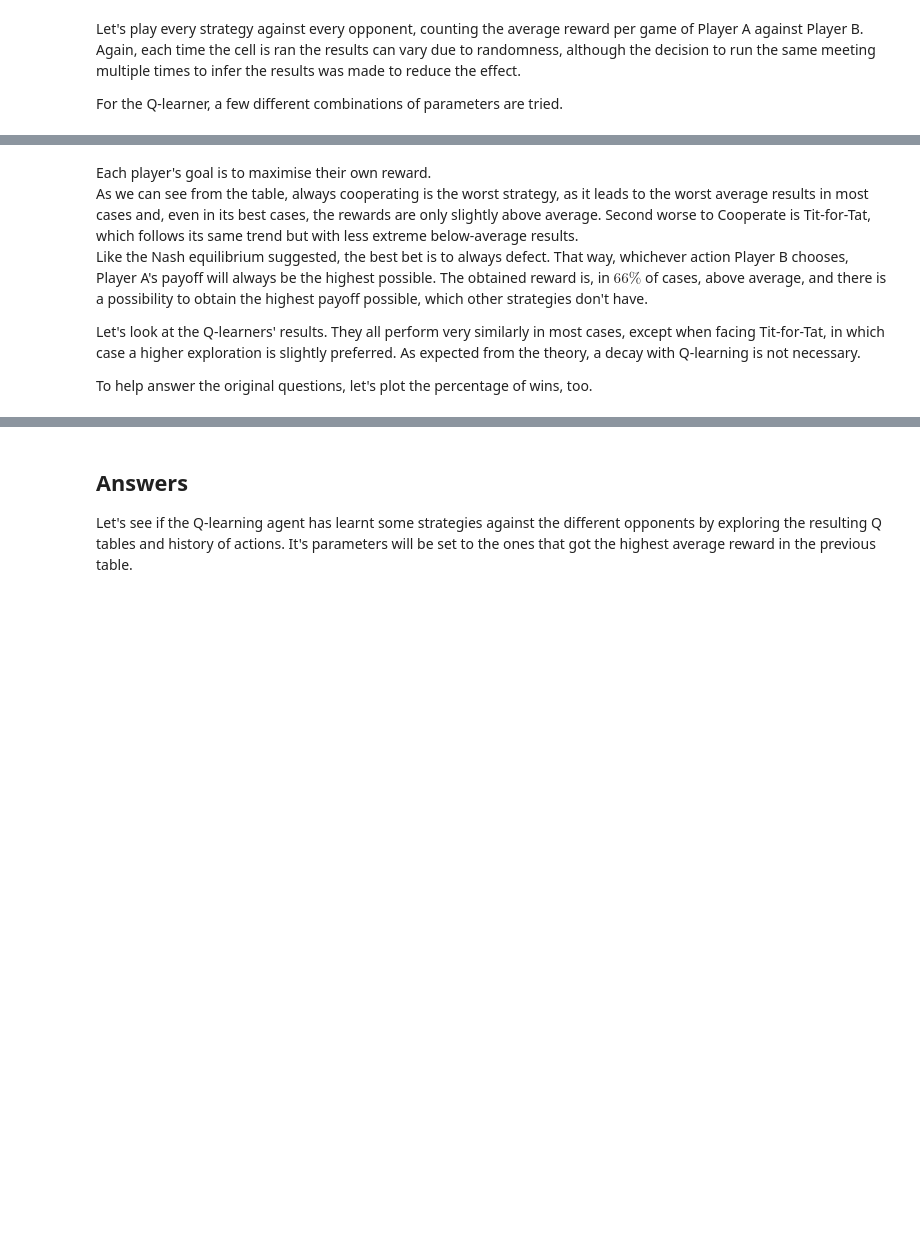
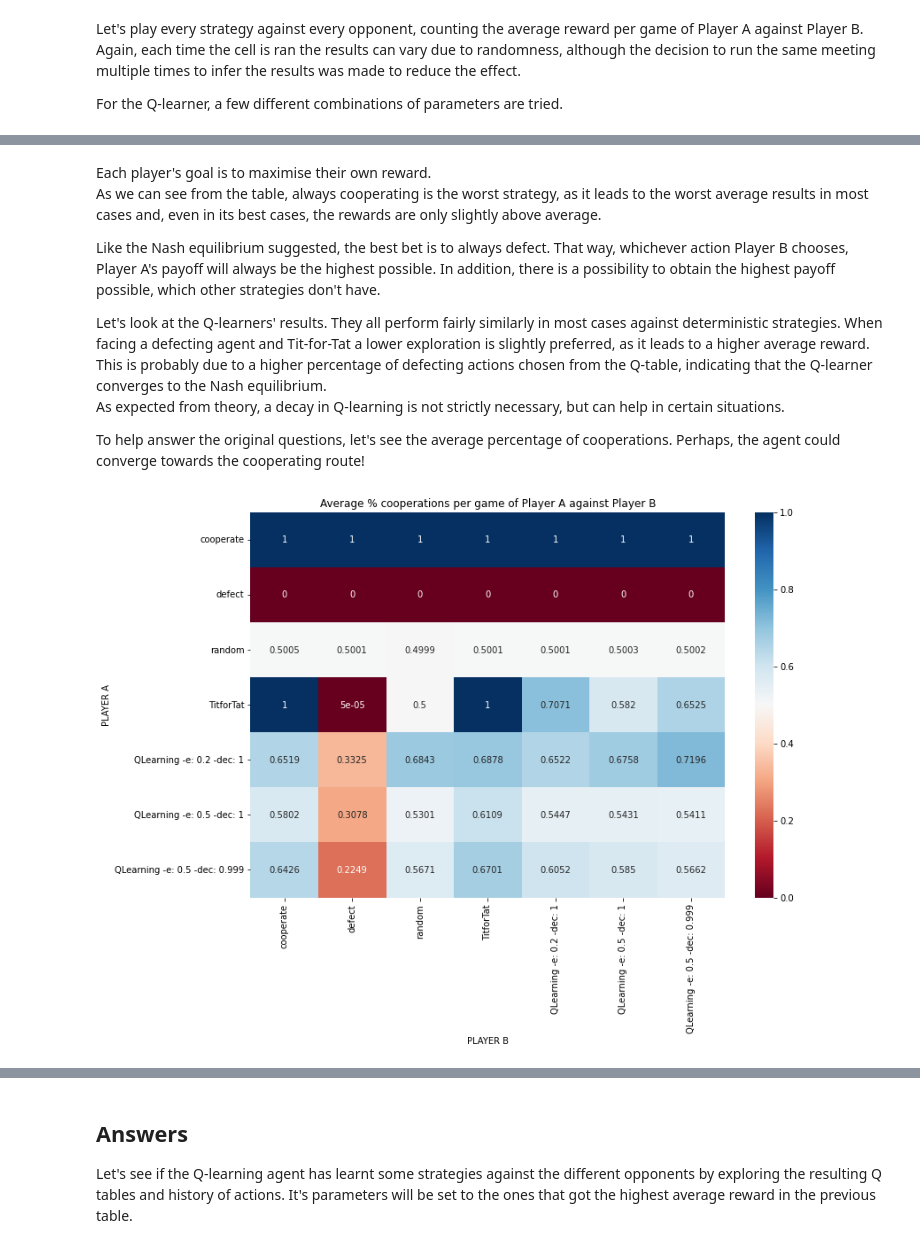
Before and after one commit to ireneferfo/RL_exam, a Jupyter notebook: Prisoners_dilemma.ipynb, the cells around one changed output, grey strips where cells are left out. Saved outputs shown, nothing was run; the diff lists cells and outputs as text; code cells hidden in the pictures; blank space fills up the shorter version.

```diff
--- a/Prisoners_dilemma.ipynb
+++ b/Prisoners_dilemma.ipynb
@@ -203,9 +211,18 @@ s.set(xlabel='PLAYER B', ylabel='PLAYER A', title=f'Average reward per game of P
 # %% [markdown]
 Each player's goal is to maximise their own reward.
 As we can see from the table, always cooperating is the worst strategy, as it leads to the worst average results in most cases and, even in its best cases, the rewards are  only slightly above average.
-Second worse to Cooperate is Tit-for-Tat, which follows its same trend but with less extreme below-average results.
-Like the Nash equilibrium suggested, the best bet is to always defect. That way, whichever action Player B chooses, Player A's payoff will always be the highest possible. The obtained reward is, in $66\%$ of cases, above average, and there is a possibility to obtain the highest payoff possible, which other strategies don't have.
 
-Let's look at the Q-learners' results. They all perform very similarly in most cases, except when facing Tit-for-Tat, in which case a higher exploration is slightly preferred. As expected from the theory, a decay with Q-learning is not necessary.
+Like the Nash equilibrium suggested, the best bet is to always defect. That way, whichever action Player B chooses, Player A's payoff will always be the highest possible. In addition, there is a possibility to obtain the highest payoff possible, which other strategies don't have.
 
-To help answer the original questions, let's plot the percentage of wins, too.
+Let's look at the Q-learners' results. They all perform fairly similarly in most cases against deterministic strategies. When facing a defecting agent and Tit-for-Tat a lower exploration is slightly preferred, as it leads to a higher average reward. This is probably due to a higher percentage of defecting actions chosen from the Q-table, indicating that the Q-learner converges to the Nash equilibrium.
+As expected from theory, a decay in Q-learning is not strictly necessary, but can help in certain situations.
+
+To help answer the original questions, let's see the average percentage of cooperations. Perhaps, the agent could converge towards the cooperating route!
+# %%
+df = pd.DataFrame(coops_table, index = [s.name for s in strategies], columns = [s.name for s in strategies])
+
+plt.figure(figsize = (12,8))
+s = sn.heatmap(df, annot=True, cmap = 'RdBu', fmt = '.4g')
+s.set(xlabel='PLAYER B', ylabel='PLAYER A', title=f'Average % cooperations per game of Player A against Player B');
+# %% [output]
+[figure, added]
```
Also changed, not shown: parts of 28 cells of this notebook.
